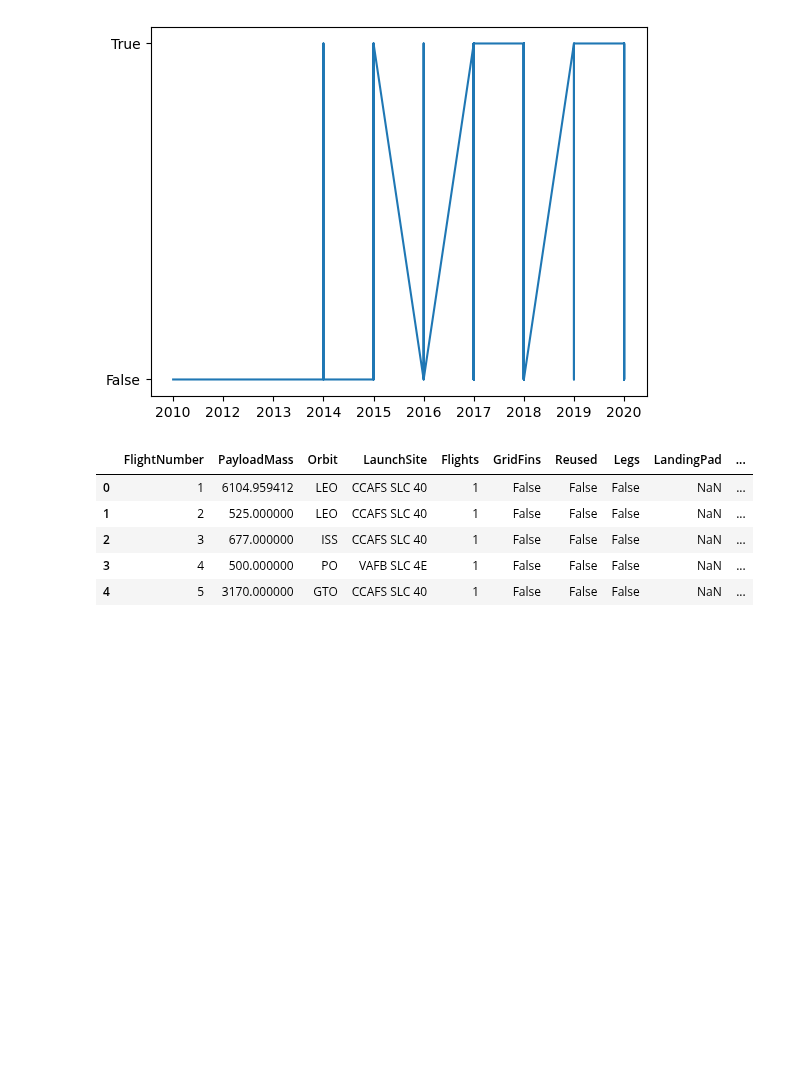
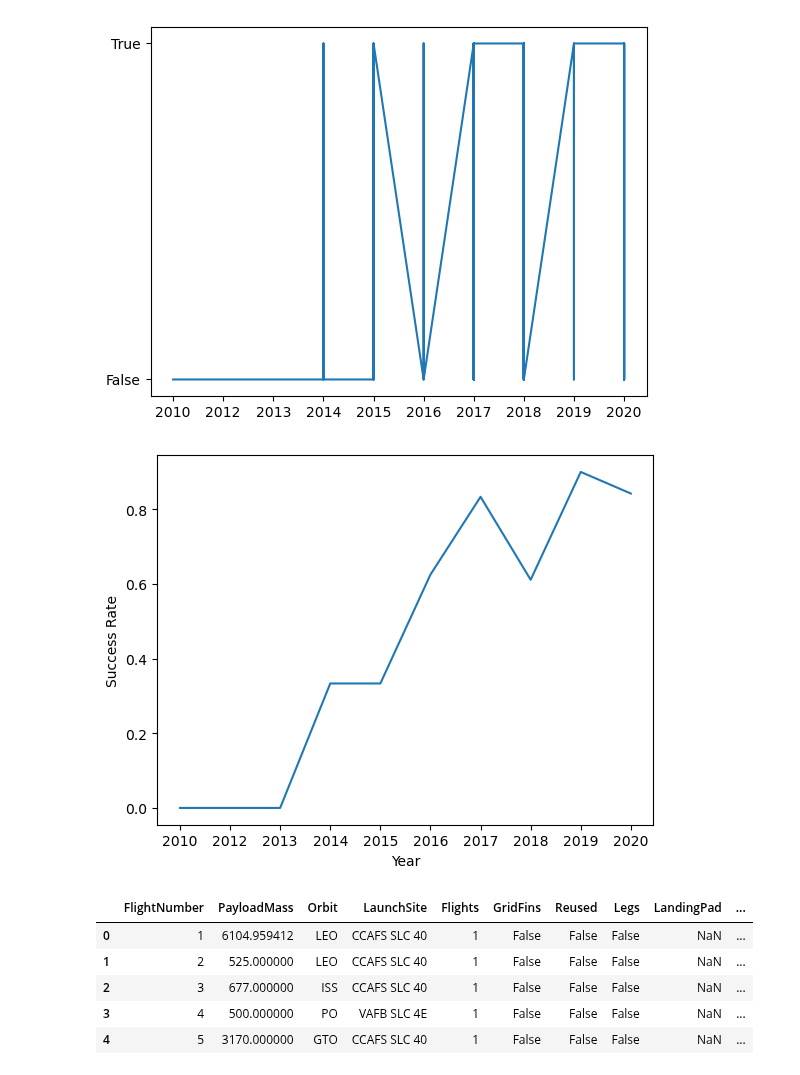
Before and after one commit to matublaq/SpaceY_project, a Jupyter notebook: Visualization/EDA_with_visualization.ipynb, the cells around one changed output. Drawn from its saved outputs; the diff is of its cells as text; code cells hidden in the pictures; blank space fills up the shorter version.

```diff
--- a/Visualization/EDA_with_visualization.ipynb
+++ b/Visualization/EDA_with_visualization.ipynb
@@ -167,6 +167,19 @@ plt.plot(df['Date'], df['Success'])
 plt.show()
 # %% [output]
 [figure]
+# %%
+df['Success'] = df['Success'].map({'True': 1, 'False': 0})
+
+success_rate_by_year = df.groupby('Date')['Success'].mean()
+
+plt.plot(success_rate_by_year.index, success_rate_by_year.values)
+
+plt.xlabel('Year')
+plt.ylabel('Success Rate')
+
+plt.show()
+# %% [output]
+[figure, added]
 # %%
 features = df[['FlightNumber', 'PayloadMass', 'Orbit', 'LaunchSite', 'Flights', 'GridFins', 'Reused', 'Legs', 'LandingPad', 'Block', 'ReusedCount', 'Serial']]
 features.head()
```
Also changed, not shown: parts of 4 cells of this notebook.
